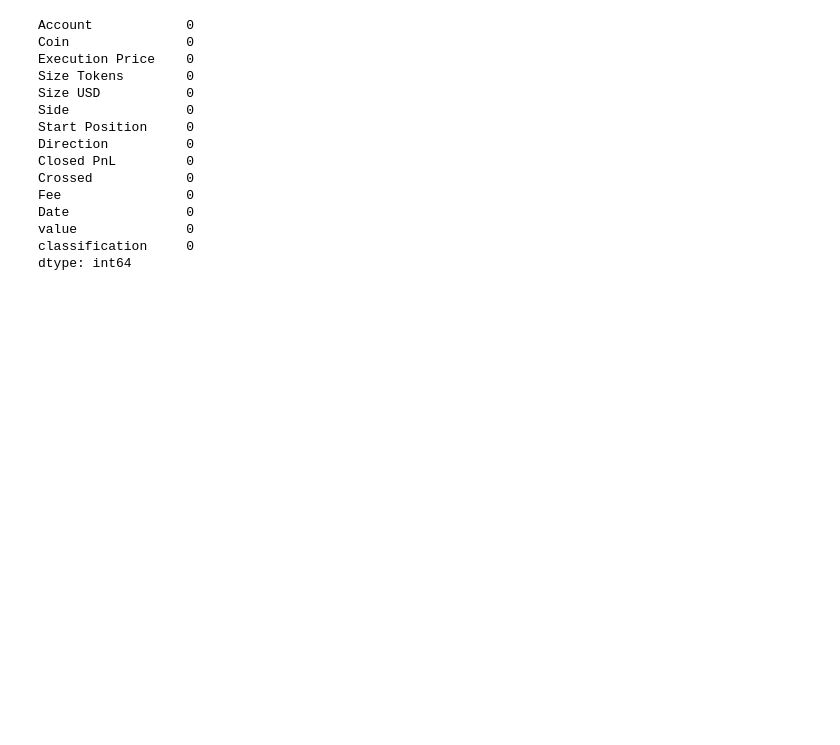
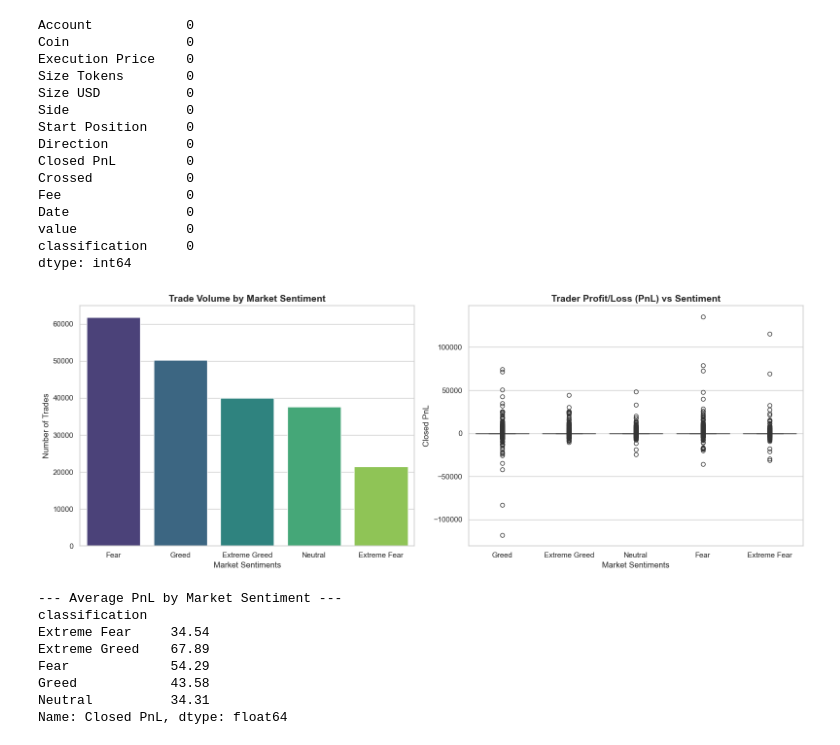
Before and after one commit to AnshulKumar79/Traders_Performance-and-Market_Sentiment, a Jupyter notebook: Trader_Sentiment_Analysis.ipynb, the cells around one changed output. Drawn from its saved outputs; the diff is of its cells as text; code cells hidden in the pictures; blank space fills up the shorter version.

```diff
--- a/Trader_Sentiment_Analysis.ipynb
+++ b/Trader_Sentiment_Analysis.ipynb
@@ -224,3 +224,39 @@ Date               0
 value              0
 classification     0
 dtype: int64
+# %%
+sns.set_theme(style="whitegrid")
+
+fig, axes = plt.subplots(1, 2, figsize=(16, 6))
+
+# Plot 1: How many trades happen during different sentiments
+sns.countplot(data=df_merged, x='classification', palette='viridis', ax=axes[0],
+              order=df_merged['classification'].value_counts().index)
+axes[0].set_title('Trade Volume by Market Sentiment', fontsize=14, fontweight='bold')
+axes[0].set_xlabel('Market Sentiments')
+axes[0].set_ylabel('Number of Trades')
+
+# Plot 2: How does PnL change with Sentiments
+sns.boxplot(data=df_merged, x='classification', y='Closed PnL', palette='viridis', ax=axes[1])
+axes[1].set_title('Trader Profit/Loss (PnL) vs Sentiment', fontsize=14, fontweight='bold')
+axes[1].set_xlabel('Market Sentiments')
+axes[1].set_ylabel('Closed PnL')
+
+
+
+plt.tight_layout()
+plt.show()
+
+# Print actual average numbers
+print("\n--- Average PnL by Market Sentiment ---")
+print(df_merged.groupby('classification')['Closed PnL'].mean().round(2))
+# %% [output]
+[figure, added]
+--- Average PnL by Market Sentiment ---
+classification
+Extreme Fear     34.54
+Extreme Greed    67.89
+Fear             54.29
+Greed            43.58
+Neutral          34.31
+Name: Closed PnL, dtype: float64
```
Also changed, not shown: parts of 1 cell of this notebook.
